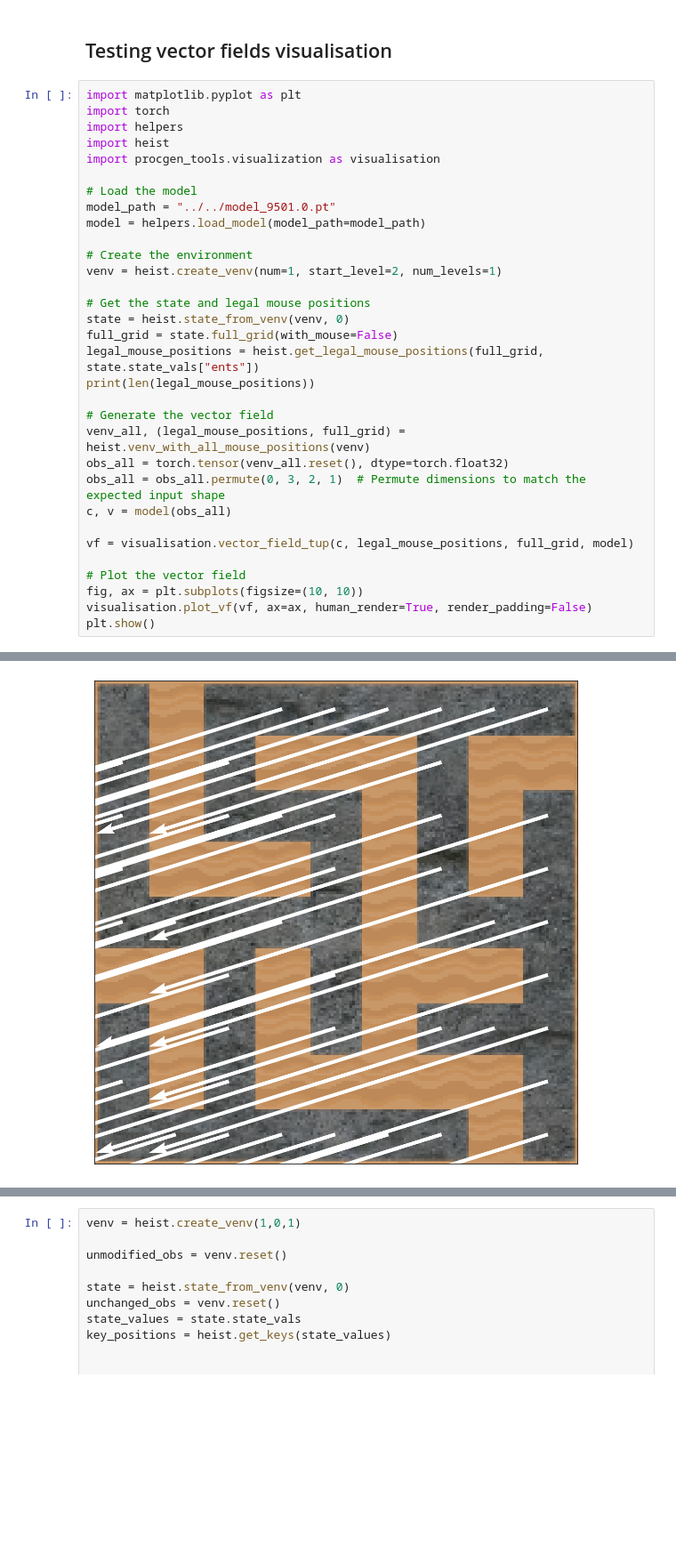
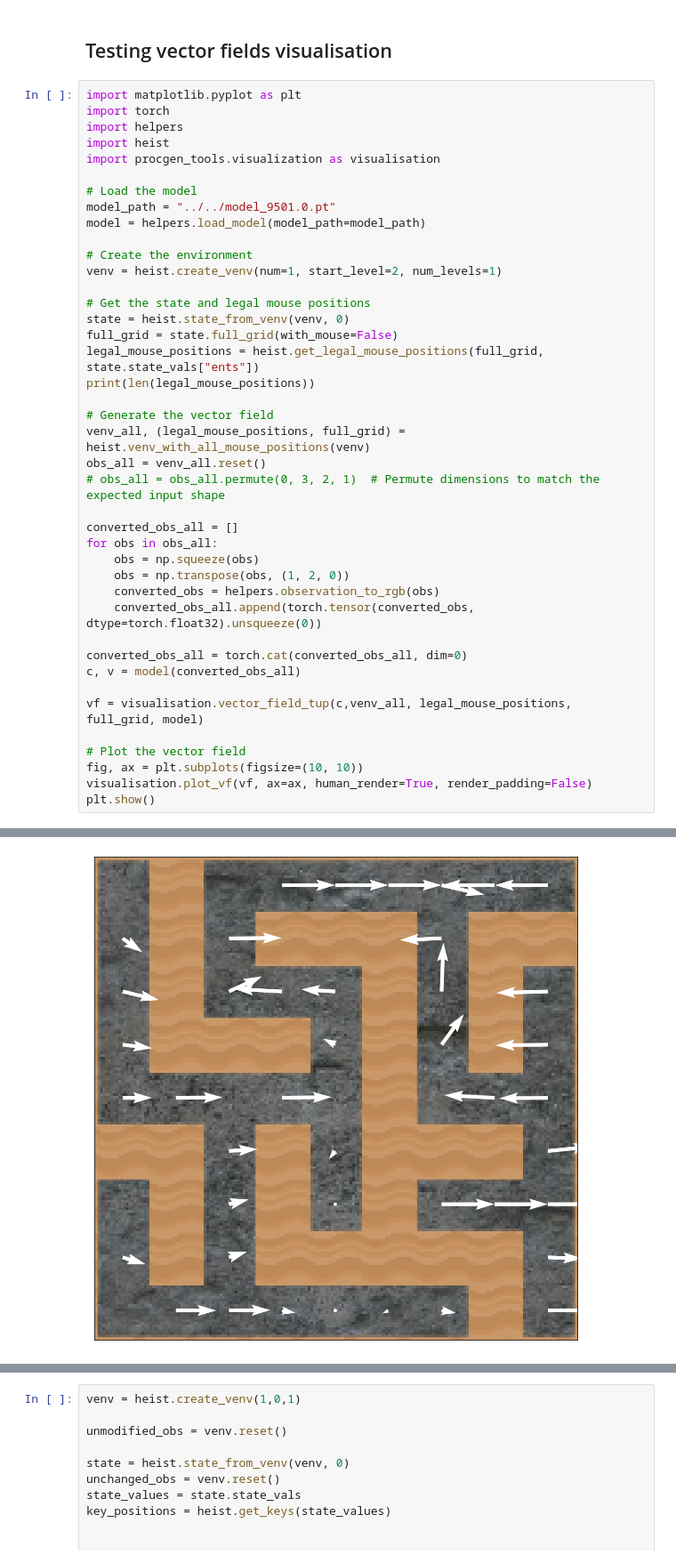
Before and after one commit to BenSturgeon/ai-safety-camp-2024-model-agents, a Jupyter notebook: notebooks/activation_steering.ipynb, the cells around one changed output, grey strips where cells are left out. Shown at 89% size. Drawn from its saved outputs; the diff is of its cells as text; blank space fills up the shorter version.

Commit message:
Got basic visualisation working.

```diff
--- a/notebooks/activation_steering.ipynb
+++ b/notebooks/activation_steering.ipynb
@@ -350,11 +351,20 @@ print(len(legal_mouse_positions))
 
 # Generate the vector field
 venv_all, (legal_mouse_positions, full_grid) = heist.venv_with_all_mouse_positions(venv)
-obs_all = torch.tensor(venv_all.reset(), dtype=torch.float32)
-obs_all = obs_all.permute(0, 3, 2, 1)  # Permute dimensions to match the expected input shape
-c, v = model(obs_all)
+obs_all = venv_all.reset()
+# obs_all = obs_all.permute(0, 3, 2, 1)  # Permute dimensions to match the expected input shape
 
-vf = visualisation.vector_field_tup(c, legal_mouse_positions, full_grid, model)
+converted_obs_all = []
+for obs in obs_all:
+    obs = np.squeeze(obs)
+    obs = np.transpose(obs, (1, 2, 0))
+    converted_obs = helpers.observation_to_rgb(obs)
+    converted_obs_all.append(torch.tensor(converted_obs, dtype=torch.float32).unsqueeze(0))
+
+converted_obs_all = torch.cat(converted_obs_all, dim=0)
+c, v = model(converted_obs_all)
+
+vf = visualisation.vector_field_tup(c,venv_all, legal_mouse_positions, full_grid, model)
 
 # Plot the vector field
 fig, ax = plt.subplots(figsize=(10, 10))
@@ -367 +391 @@ plt.show()
-[figure, old version]
+[figure, new version]
```
Also changed, not shown: parts of 7 cells of this notebook, 1 other file.
